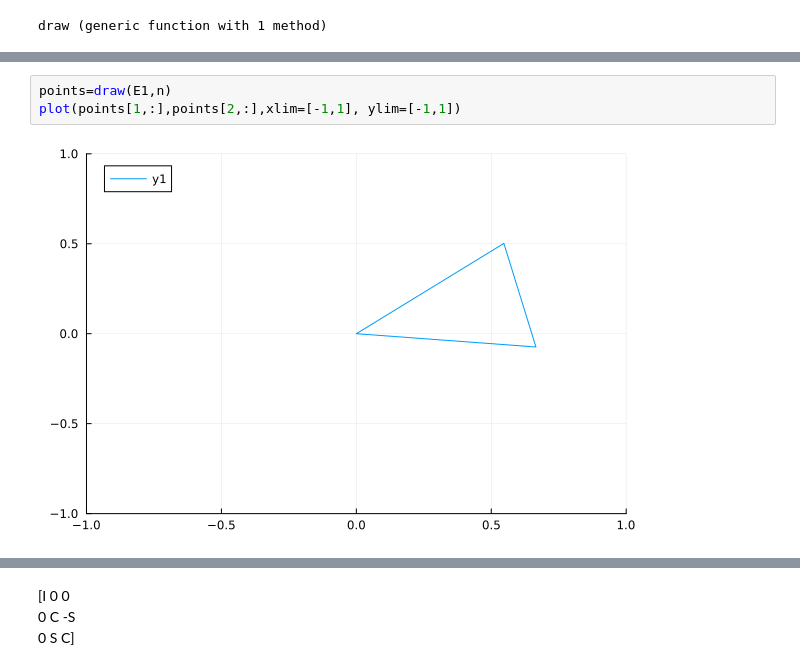
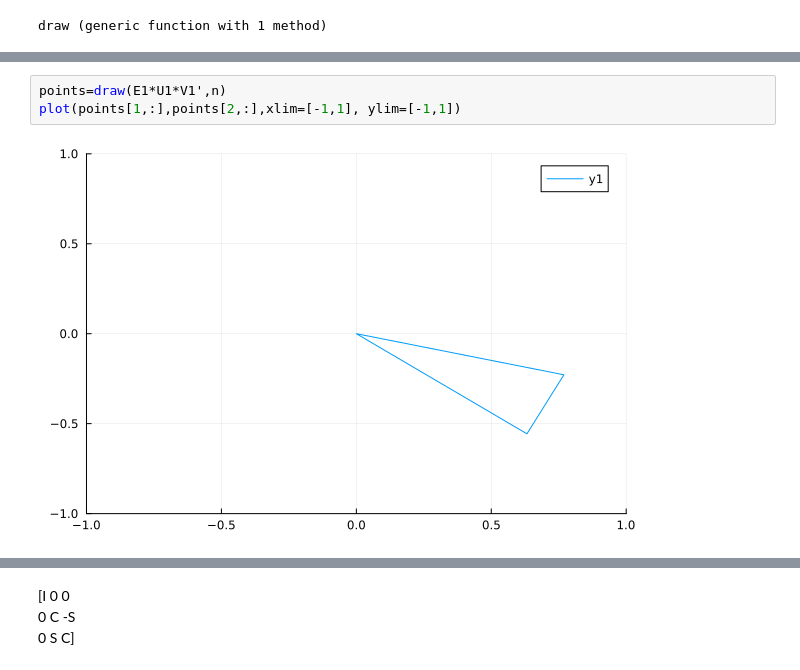
Before and after one commit to MDuqi/CSD-Polygons, a Jupyter notebook: Polygon_Angle_Transition.ipynb, the cells around one changed output, grey strips where cells are left out. Drawn from its saved outputs; the diff is of its cells as text.

```diff
--- a/Polygon_Angle_Transition.ipynb
+++ b/Polygon_Angle_Transition.ipynb
@@ -67,8 +67,8 @@ E,F,E1,E2,F1,F2=generate_subspaces(n)
 # %%
-points=draw(E1,n)
+points=draw(E1*U1*V1',n)
 plot(points[1,:],points[2,:],xlim=[-1,1], ylim=[-1,1])
 # %% [output]
-[figure, old version]
+[figure, new version]
 # %%
 points=draw(F1,n)
 plot(points[1,:],points[2,:],xlim=[-1,1], ylim=[-1,1])
```
Also changed, not shown: parts of 6 cells of this notebook, 1 other file.
